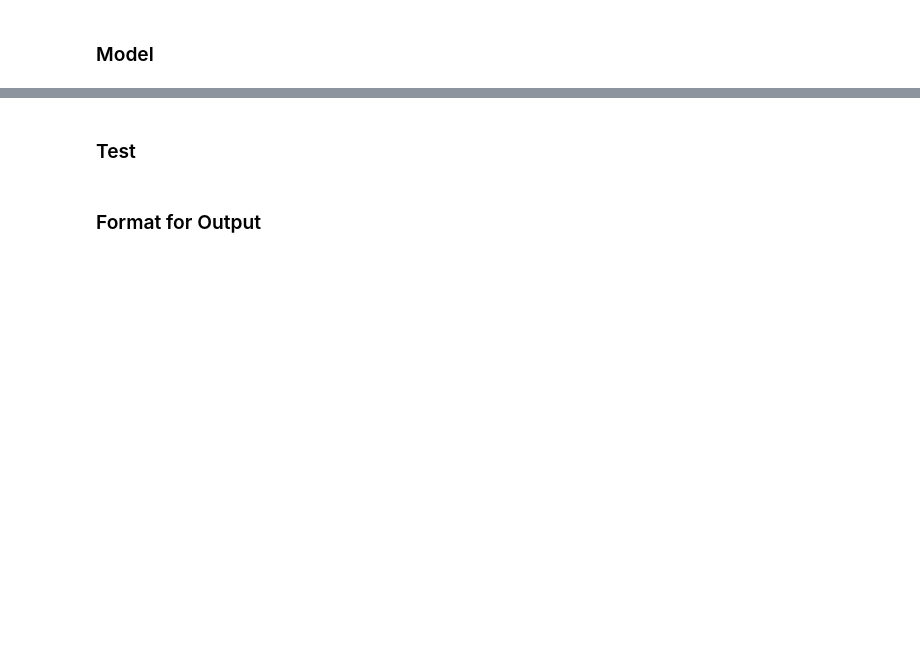
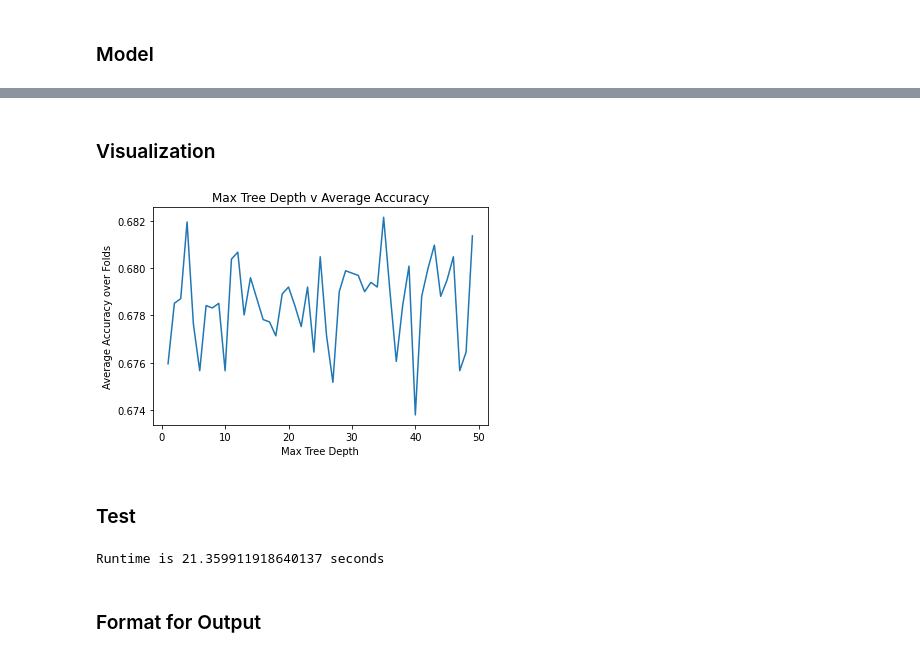
Before and after one commit to askrier/cs671_kaggle, a Jupyter notebook: models/Decision_Tree.ipynb, the cells around one changed output, grey strips where cells are left out. Saved outputs shown, nothing was run; the diff lists cells and outputs as text; code cells hidden in the pictures; blank space fills up the shorter version.

```diff
--- a/models/Decision_Tree.ipynb
+++ b/models/Decision_Tree.ipynb
@@ -197,3 +198,14 @@ Optimal max tree depth: 7
+# %% [markdown]
+### Visualization
+# %%
+plt.plot(max_tree_depths, avg_acc)
+plt.title("Max Tree Depth v Average Accuracy")
+plt.xlabel("Max Tree Depth")
+plt.ylabel("Average Accuracy over Folds")
+plt.savefig('decision_tree.png')
+plt.show()
+# %% [output]
+[figure, added]
 # %% [markdown]
 ### Test
 # %%
@@ -208,6 +220,9 @@ clf.max_tree_depth = optimal_depth
 
 clf.fit(X_train, y_train)
 results = clf.predict(X_test)
+print("Runtime is {:} seconds".format(t.time() - start_time))
+# %% [output]
+Runtime is 21.359911918640137 seconds
 # %% [markdown]
 ### Format for Output
 # %%
```
Also changed, not shown: parts of 3 cells of this notebook, 9 other files.
